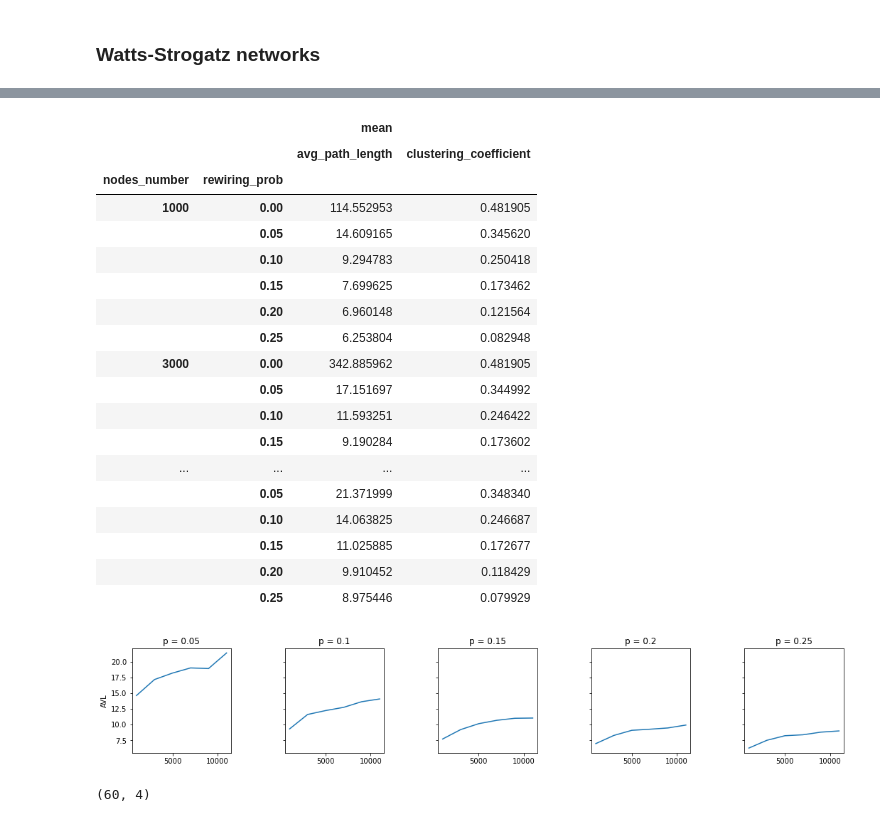
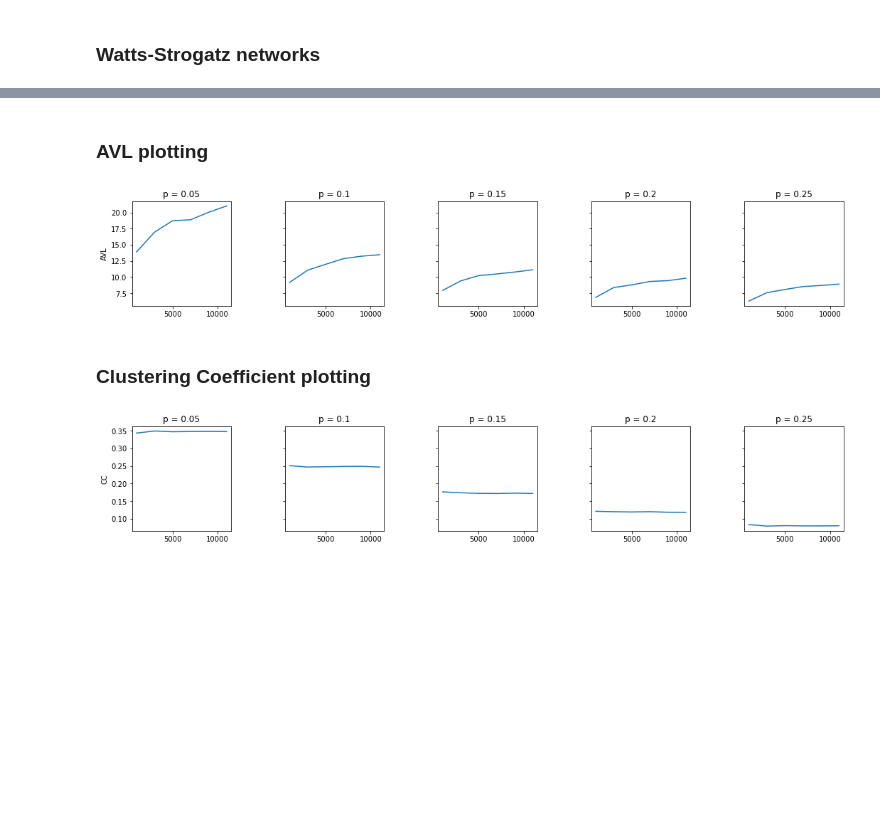
Before and after one commit to victorsanunes/complex-networks, a Jupyter notebook: notebooks/Assignment_02.ipynb, the cells around one changed output, grey strips where cells are left out. Cells and saved outputs as stored; diff of their text form; code cells hidden in the pictures; blank space fills up the shorter version.

```diff
--- a/notebooks/Assignment_02.ipynb
+++ b/notebooks/Assignment_02.ipynb
@@ -323,25 +393,0 @@ Wall time: 10min 31s
-# %%
-watts_strogatz_analysis.pivot_table(index = ["nodes_number", "rewiring_prob"],
-                                   values = ["avg_path_length", "clustering_coefficient"],
-                                    aggfunc = ["mean"]
-                                   )
-# %% [output]
-|  |  | mean |  |
-|  |  | avg_path_length | clustering_coefficient |
-| nodes_number | rewiring_prob |  |  |
-| 1000 | 0.00 | 114.552953 | 0.481905 |
-|  | 0.05 | 14.609165 | 0.345620 |
-|  | 0.10 | 9.294783 | 0.250418 |
-|  | 0.15 | 7.699625 | 0.173462 |
-|  | 0.20 | 6.960148 | 0.121564 |
-|  | 0.25 | 6.253804 | 0.082948 |
-| 3000 | 0.00 | 342.885962 | 0.481905 |
-|  | 0.05 | 17.151697 | 0.344992 |
-|  | 0.10 | 11.593251 | 0.246422 |
-|  | 0.15 | 9.190284 | 0.173602 |
-| ... | ... | ... | ... |
-|  | 0.05 | 21.371999 | 0.348340 |
-|  | 0.10 | 14.063825 | 0.246687 |
-|  | 0.15 | 11.025885 | 0.172677 |
-|  | 0.20 | 9.910452 | 0.118429 |
-|  | 0.25 | 8.975446 | 0.079929 |
@@ -353,4 +394,11 @@ df_plot = watts_strogatz_analysis.pivot_table(index = ["nodes_number", "rewiring
+# %% [markdown]
+### AVL plotting
 # %%
+df_plot = watts_strogatz_analysis.pivot_table(index = ["nodes_number", "rewiring_prob"],
+                                   values = ["avg_path_length", "clustering_coefficient"],
+                                    aggfunc = ["mean"]
+                                   ).reset_index()
+
 rewiring_values = df_plot["rewiring_prob"].unique()[1:]
 
 fig, ax = plt.subplots(nrows = 1,
@@ -377,8 +425,39 @@ for i in range(len(rewiring_values)):
 _ = ax[0].set_ylabel("AVL")
 # _ = ax2.set_ylabel("log(n)")
 # %% [output]
-[figure, old version]
+[figure, new version]
-# %%
-barabasi_analysis.shape
-# %% [output]
-(60, 4)
+# %% [markdown]
+### Clustering Coefficient plotting
+# %%
+df_plot = watts_strogatz_analysis.pivot_table(index = ["nodes_number", "rewiring_prob"],
+                                   values = ["avg_path_length", "clustering_coefficient"],
+                                    aggfunc = ["mean"]
+                                   ).reset_index()
+
+rewiring_values = df_plot["rewiring_prob"].unique()[1:]
+
+fig, ax = plt.subplots(nrows = 1,
+                       ncols = len(rewiring_values), figsize = (16, 4),
+                       sharey = True)
+
+fig.tight_layout(pad=6)
+
+for i in range(len(rewiring_values)):
+    # Filter the dataset
+    data = df_plot[df_plot["rewiring_prob"].isin([rewiring_values[i]])]
+    ax[i].plot(data[ ("nodes_number")], data[("mean", "clustering_coefficient")], )
+
+#     # plot logarithm line to comparisons
+#     ax2 = ax[i].twinx()
+#     ax2.plot(df[df["expected_avg_degree"].isin(["2log"])][("nodes_number")],
+#              np.log(df[df["expected_avg_degree"].isin(["2log"])][("nodes_number")]),
+#              color = "red",
+#              linestyle = "dashed",)
+
+    # Titles and legends
+    ax[i].set_title(f"p = {np.round(rewiring_values[i], 2)}")
+
+_ = ax[0].set_ylabel("CC")
+# _ = ax2.set_ylabel("log(n)")
+# %% [output]
+[figure, added]
```
Also changed, not shown: parts of 14 cells of this notebook.
